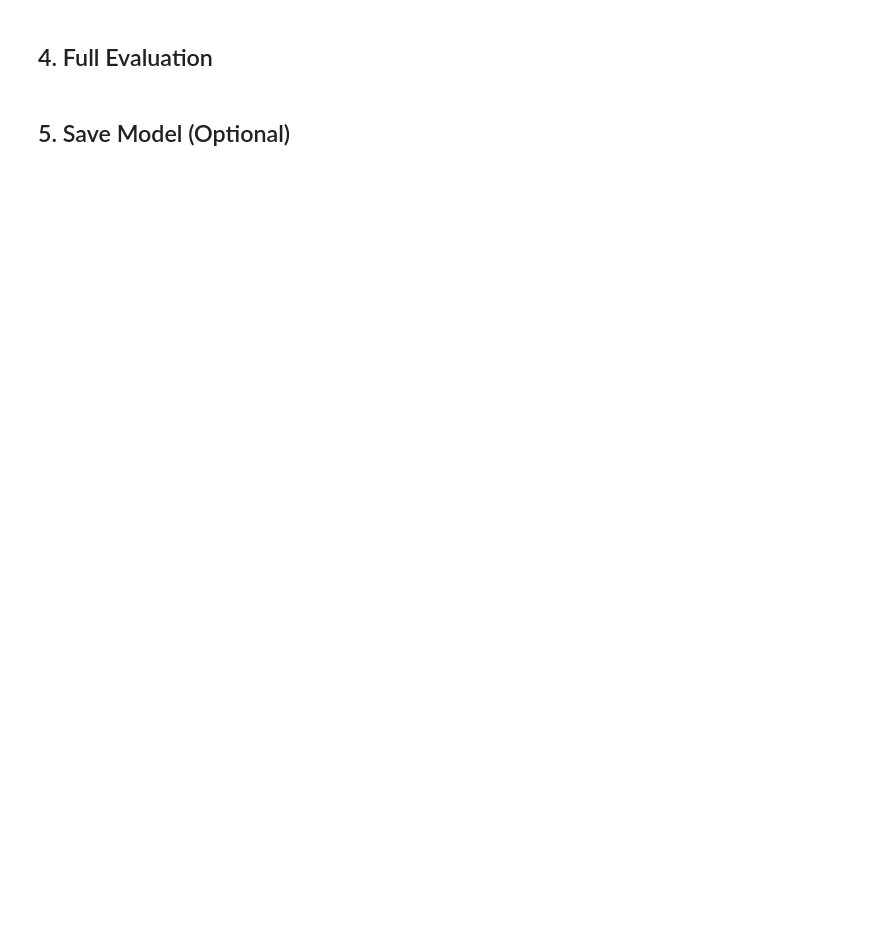
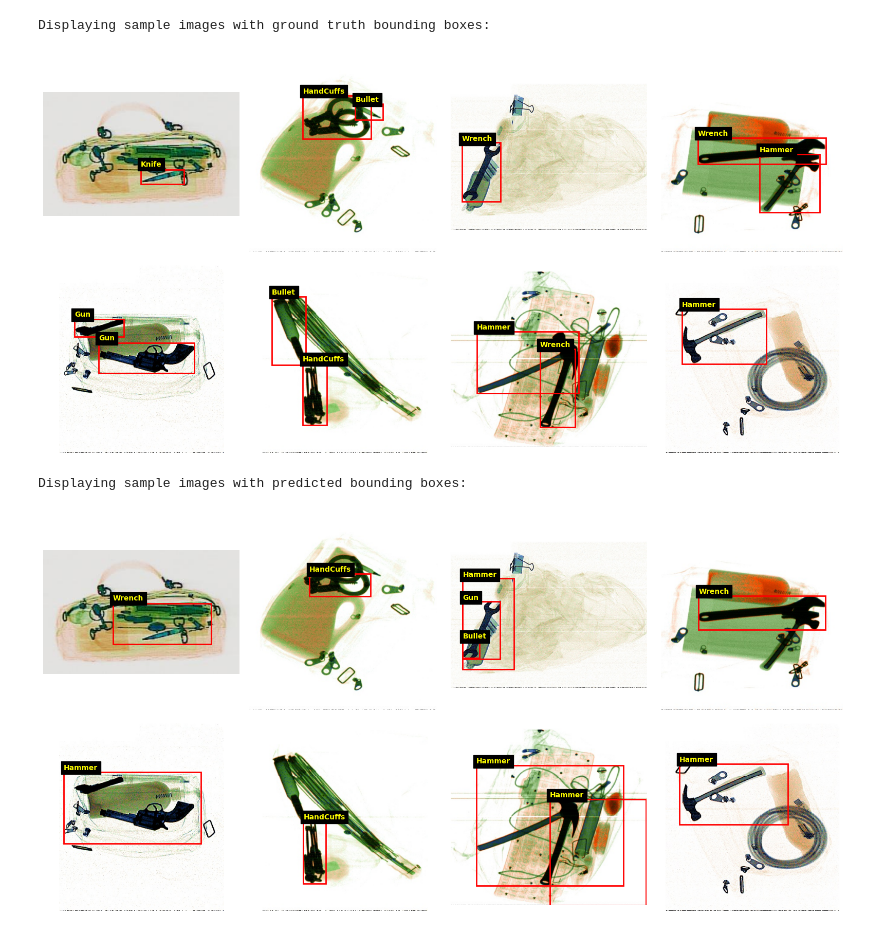
Before and after one commit to JeanJNMV/MDS-VIC_XRay_Challenge, a Jupyter notebook: notebooks/TwoStageDetector.ipynb, the cells around one changed output. Saved outputs shown, nothing was run; the diff lists cells and outputs as text; code cells hidden in the pictures; blank space fills up the shorter version.

```diff
--- a/notebooks/TwoStageDetector.ipynb
+++ b/notebooks/TwoStageDetector.ipynb
@@ -42,0 +7,5 @@ The model uses optimal thresholds found through experimentation:
+# %%
+yaml_file = "../xray_data/data.yaml"
+
+train_dataset = XRayDataset(yaml_file, split="train", resize=False)
+val_dataset = XRayDataset(yaml_file, split="val", resize=False)
@@ -47,7 +19,6 @@ detector = TwoStageDetector(
     n_estimators=200,
 )
 
-# Train with cross-validation
-detector.train(train_ds, validate=True)
+detector.train(train_dataset, validate=True)
 # %% [output]
 Training TwoStageDetector on 4200 images...
@@ -57,16 +41,0 @@ KeyboardInterrupt:
-# %%
-# Visualize predictions on first 8 test images
-test_indices = list(range(min(8, len(test_ds))))
-test_images = [test_ds[i][0] for i in test_indices]
-test_labels = [test_ds[i][1] for i in test_indices]
-
-test_preds = [detector.detect(img) for img in test_images]
-
-print(f"Predictions on {len(test_indices)} test images:")
-for i, (gt, pred) in enumerate(zip(test_labels, test_preds)):
-    print(f"  Image {i}: {len(gt)} GT, {len(pred)} pred")
-
-# Show visualizations
-show_images_and_bboxes(test_images, test_preds)
-# %% [markdown]
-## 4. Full Evaluation
@@ -82,2 +41,0 @@ print(f"{'=' * 50}")
-# %% [markdown]
-## 5. Save Model (Optional)
@@ -88,0 +42,23 @@ detector.save(MODEL_PATH)
+# %%
+model = detector
+indexes = list(range(8))
+
+images = [val_dataset[i][0] for i in indexes]
+labels = [val_dataset[i][1] for i in indexes]
+
+print("Displaying sample images with ground truth bounding boxes:")
+show_images_and_bboxes(val_dataset, images, labels, cols=4)
+
+preds = []
+for img in images:
+    boxes = model.detect(img)
+
+    preds.append(boxes)
+
+print("Displaying sample images with predicted bounding boxes:")
+show_images_and_bboxes(val_dataset, images, preds, cols=4)
+# %% [output]
+Displaying sample images with ground truth bounding boxes:
+[figure, added]
+Displaying sample images with predicted bounding boxes:
+[figure, added]
```
Also changed, not shown: parts of 12 cells of this notebook, 5 other files.
